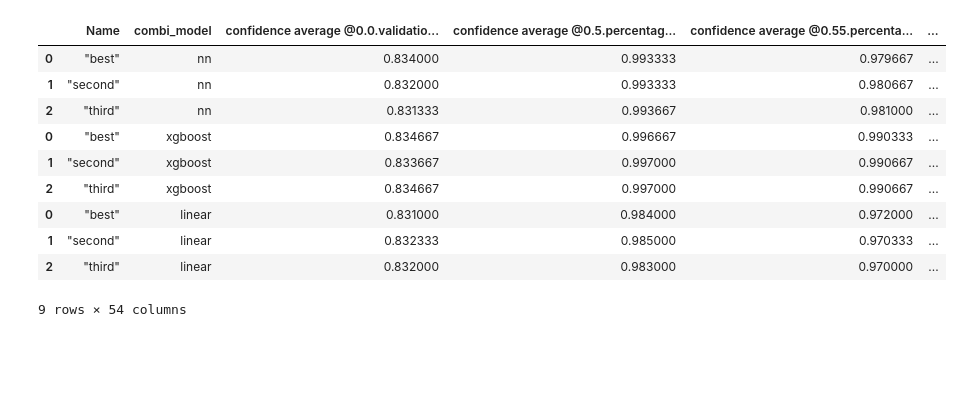
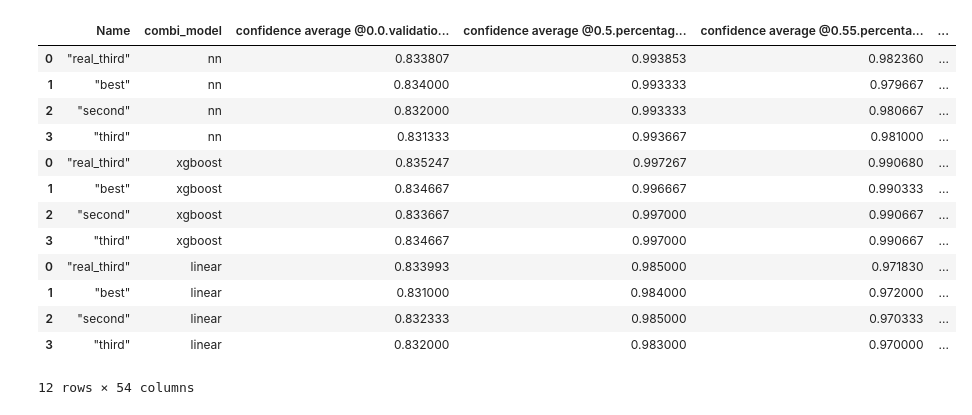
Before and after one commit to awiedenroth/MasterThesisExperiments, a Jupyter notebook: Analyse/Oesch8_ohne.ipynb, the cells around one changed output. Cells and saved outputs as stored; diff of their text form; code cells hidden in the pictures; blank space fills up the shorter version.

```diff
--- a/Analyse/Oesch8_ohne.ipynb
+++ b/Analyse/Oesch8_ohne.ipynb
@@ -10,23 +10,26 @@ import matplotlib
 # %%
 df1 = pd.read_csv("./oesch8_ohne/nn.csv",  sep = ",")
 df2 = pd.read_csv("./oesch8_ohne/xgb.csv",  sep = ",")
 df3 = pd.read_csv("./oesch8_ohne/linear.csv",  sep = ",")
 df = pd.concat([df1, df2, df3])
 df= df.rename(columns={'combi average.combi validation accuracy': 'confidence average @0.0.validation accuracy @0.0: '})
-df['confidence average @0.0.percentage labelled @0.0: '] = [1.0, 1.0, 1.0, 1.0, 1.0, 1.0, 1.0, 1.0, 1.0]
-df.head(10)
+df['confidence average @0.0.percentage labelled @0.0: '] = [1.0, 1.0, 1.0, 1.0, 1.0, 1.0, 1.0, 1.0, 1.0, 1.0, 1.0, 1.0]
+df.head(12)
 # %% [output]
 |  | Name | combi_model | confidence average @0.0.validatio... | confidence average @0.5.percentag... | confidence average @0.55.percenta... | ... |
-| 0 | "best" | nn | 0.834000 | 0.993333 | 0.979667 | ... |
-| 1 | "second" | nn | 0.832000 | 0.993333 | 0.980667 | ... |
-| 2 | "third" | nn | 0.831333 | 0.993667 | 0.981000 | ... |
-| 0 | "best" | xgboost | 0.834667 | 0.996667 | 0.990333 | ... |
-| 1 | "second" | xgboost | 0.833667 | 0.997000 | 0.990667 | ... |
-| 2 | "third" | xgboost | 0.834667 | 0.997000 | 0.990667 | ... |
-| 0 | "best" | linear | 0.831000 | 0.984000 | 0.972000 | ... |
-| 1 | "second" | linear | 0.832333 | 0.985000 | 0.970333 | ... |
-| 2 | "third" | linear | 0.832000 | 0.983000 | 0.970000 | ... |
+| 0 | "real_third" | nn | 0.833807 | 0.993853 | 0.982360 | ... |
+| 1 | "best" | nn | 0.834000 | 0.993333 | 0.979667 | ... |
+| 2 | "second" | nn | 0.832000 | 0.993333 | 0.980667 | ... |
+| 3 | "third" | nn | 0.831333 | 0.993667 | 0.981000 | ... |
+| 0 | "real_third" | xgboost | 0.835247 | 0.997267 | 0.990680 | ... |
+| 1 | "best" | xgboost | 0.834667 | 0.996667 | 0.990333 | ... |
+| 2 | "second" | xgboost | 0.833667 | 0.997000 | 0.990667 | ... |
+| 3 | "third" | xgboost | 0.834667 | 0.997000 | 0.990667 | ... |
+| 0 | "real_third" | linear | 0.833993 | 0.985000 | 0.971830 | ... |
+| 1 | "best" | linear | 0.831000 | 0.984000 | 0.972000 | ... |
+| 2 | "second" | linear | 0.832333 | 0.985000 | 0.970333 | ... |
+| 3 | "third" | linear | 0.832000 | 0.983000 | 0.970000 | ... |
-9 rows × 54 columns
+12 rows × 54 columns
 # %%
 df1 = pd.read_csv("./oesch8_ohne/nn.csv",  sep = ",")
 df2 = pd.read_csv("./oesch8_ohne/xgb.csv",  sep = ",")
```
Also changed, not shown: parts of 2 cells of this notebook, 7 other files.
